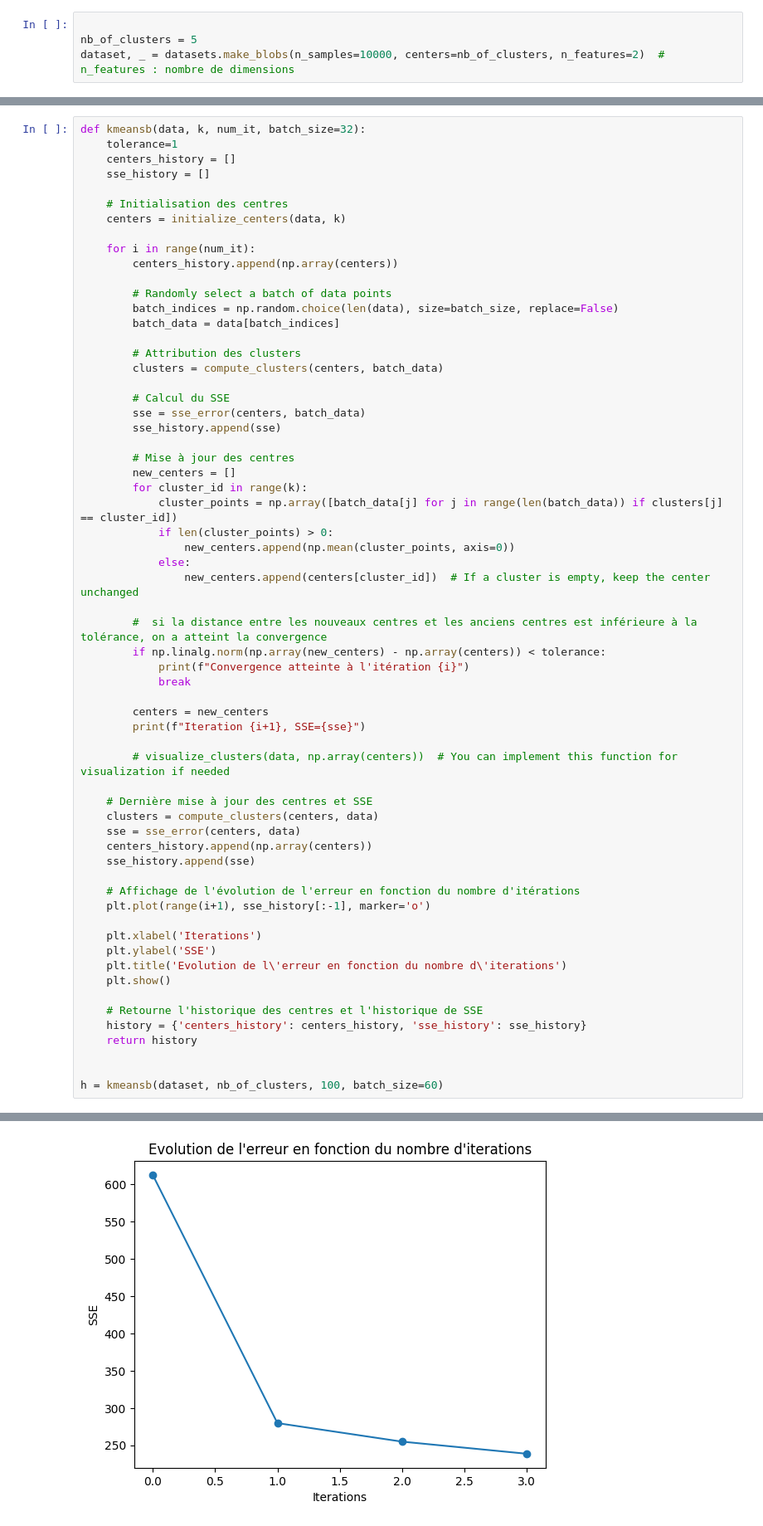
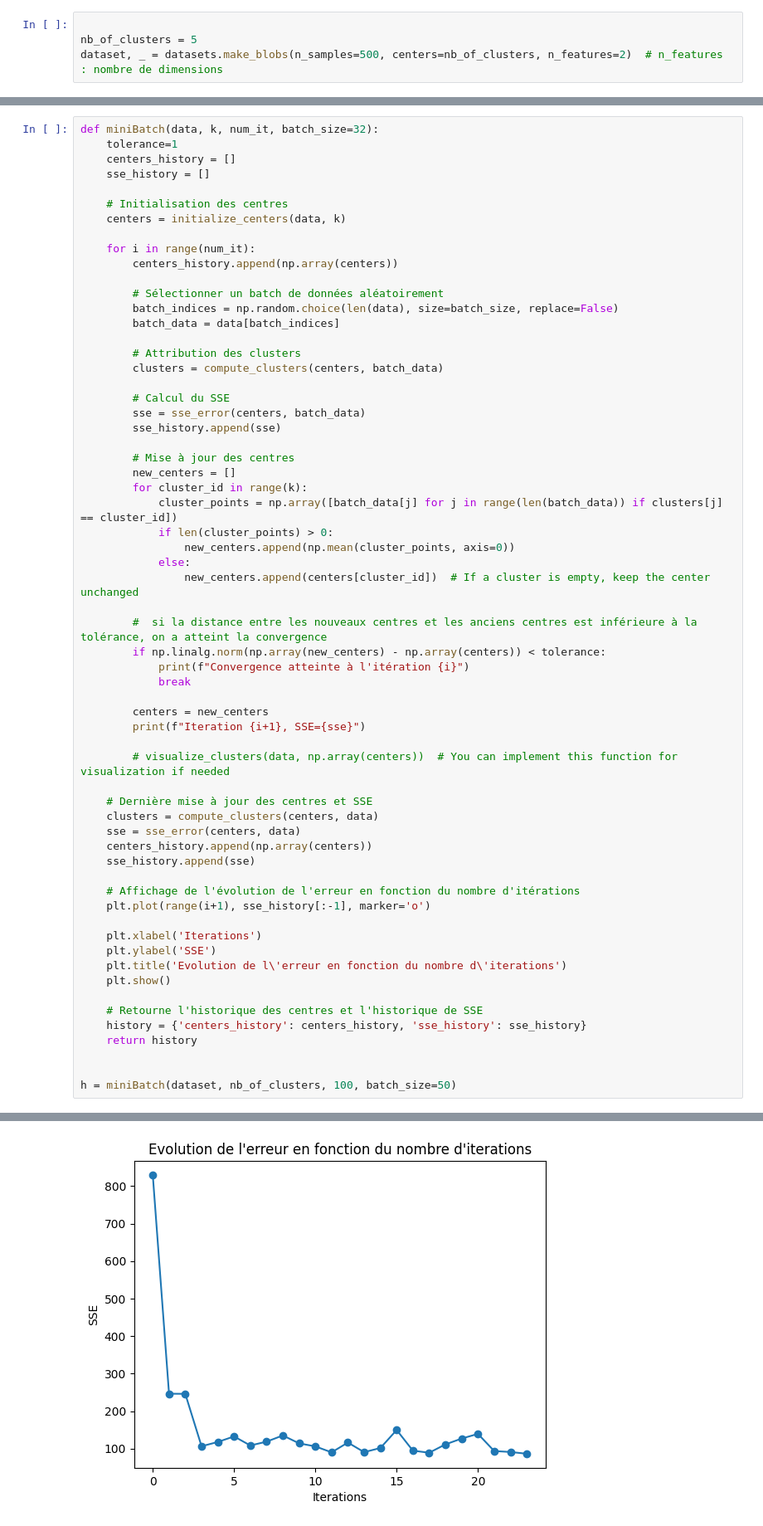
Before and after one commit to clement-gh/Big-data, a Jupyter notebook: projet_1&2ok.ipynb, the cells around one changed output, grey strips where cells are left out. Shown: that part at 83% size. Drawn from its saved outputs; the diff is of its cells as text.

```diff
--- a/projet_1&2ok.ipynb
+++ b/projet_1&2ok.ipynb
@@ -12,7 +12,7 @@ import pandas as pd
 # %%
 
 nb_of_clusters = 5
-dataset, _ = datasets.make_blobs(n_samples=10000, centers=nb_of_clusters, n_features=2)  # n_features : nombre de dimensions
+dataset, _ = datasets.make_blobs(n_samples=500, centers=nb_of_clusters, n_features=2)  # n_features : nombre de dimensions
 # %%
 def visualize_clustersV1(dataset, centers=None, title=None):
 
@@ -181,5 +182,5 @@ Convergence atteinte après 5 itérations.
 # %%
-def kmeansb(data, k, num_it, batch_size=32):
+def miniBatch(data, k, num_it, batch_size=32):
     tolerance=1
     centers_history = []
     sse_history = []
@@ -190,7 +191,7 @@ def kmeansb(data, k, num_it, batch_size=32):
     for i in range(num_it):
         centers_history.append(np.array(centers))
 
-        # Randomly select a batch of data points
+        # Sélectionner un batch de données aléatoirement
         batch_indices = np.random.choice(len(data), size=batch_size, replace=False)
         batch_data = data[batch_indices]
 
@@ -239,5 +240,5 @@ def kmeansb(data, k, num_it, batch_size=32):
     return history
 
 
-h = kmeansb(dataset, nb_of_clusters, 100, batch_size=60)
+h = miniBatch(dataset, nb_of_clusters, 100, batch_size=50)
 # %% [output]
@@ -248 +262 @@ Convergence atteinte à l'itération 3
-[figure, old version]
+[figure, new version]
```
Also changed, not shown: parts of 5 cells of this notebook.
